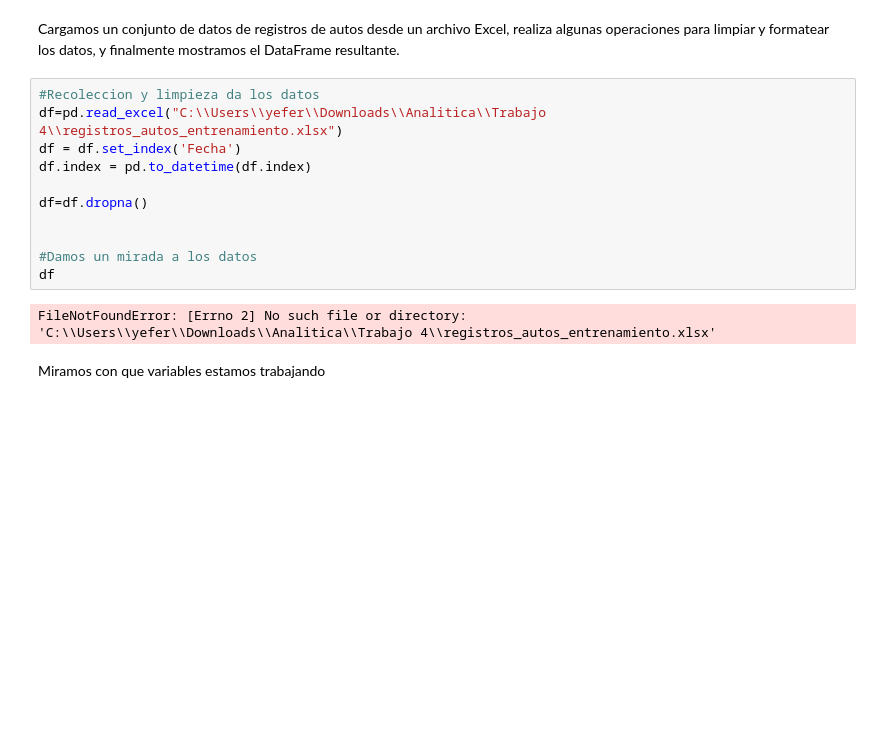
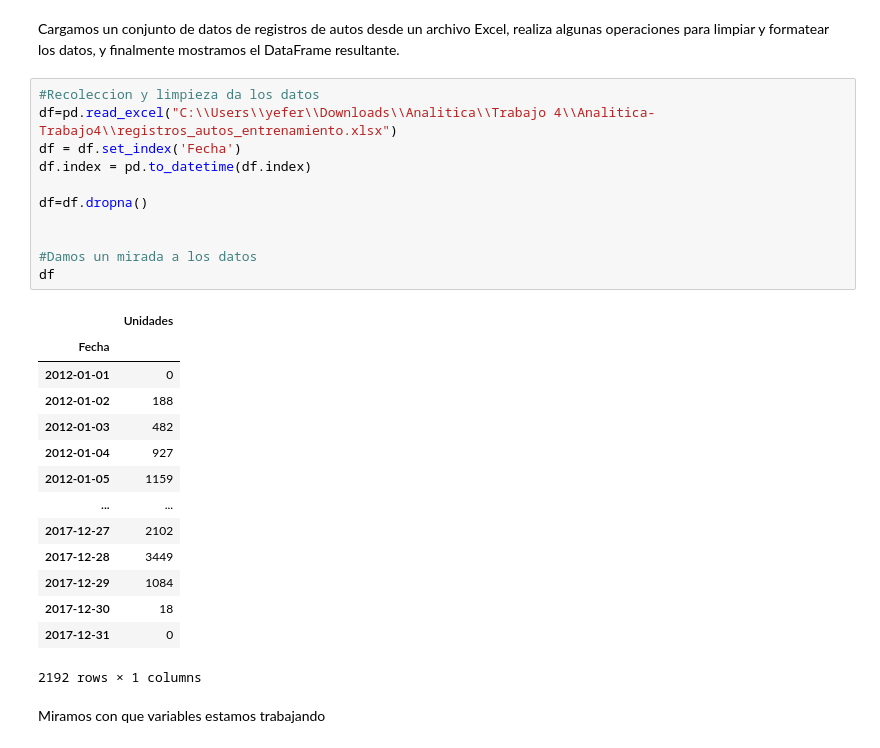
Before and after one commit to Yeferson05/Analitica-Trabajo4, a Jupyter notebook: Entrega_4_2.ipynb, the cells around one changed output. Saved outputs shown, nothing was run; the diff lists cells and outputs as text; blank space fills up the shorter version.

```diff
--- a/Entrega_4_2.ipynb
+++ b/Entrega_4_2.ipynb
@@ -41,16 +41,29 @@ plt.style.use('fivethirtyeight')
 Cargamos un conjunto de datos de registros de autos desde un archivo Excel, realiza algunas operaciones para limpiar y formatear los datos, y finalmente mostramos el DataFrame resultante.
 # %%
 #Recoleccion y limpieza da los datos
-df=pd.read_excel("C:\\Users\\yefer\\Downloads\\Analitica\\Trabajo 4\\registros_autos_entrenamiento.xlsx")
+df=pd.read_excel("C:\\Users\\yefer\\Downloads\\Analitica\\Trabajo 4\\Analitica-Trabajo4\\registros_autos_entrenamiento.xlsx")
 df = df.set_index('Fecha')
 df.index = pd.to_datetime(df.index)
 
 df=df.dropna()
 
 
 #Damos un mirada a los datos
 df
 # %% [output]
+|  | Unidades |
+| Fecha |  |
+| 2012-01-01 | 0 |
+| 2012-01-02 | 188 |
+| 2012-01-03 | 482 |
+| 2012-01-04 | 927 |
+| 2012-01-05 | 1159 |
+| ... | ... |
+| 2017-12-27 | 2102 |
+| 2017-12-28 | 3449 |
+| 2017-12-29 | 1084 |
+| 2017-12-30 | 18 |
+| 2017-12-31 | 0 |
-FileNotFoundError: [Errno 2] No such file or directory: 'C:\\Users\\yefer\\Downloads\\Analitica\\Trabajo 4\\registros_autos_entrenamiento.xlsx'
+2192 rows × 1 columns
 # %% [markdown]
 Miramos con que variables estamos trabajando
```
Also changed, not shown: parts of 2 cells of this notebook.
